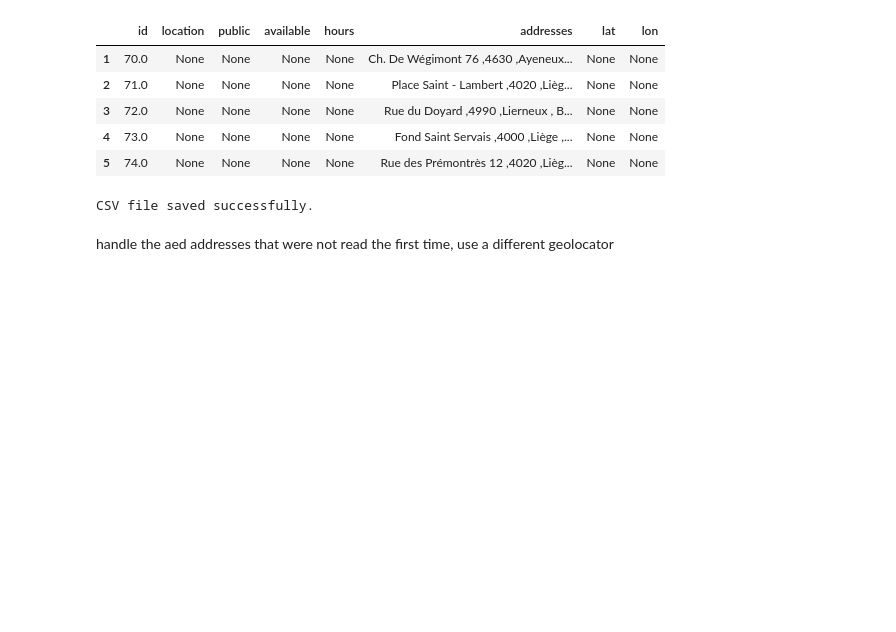
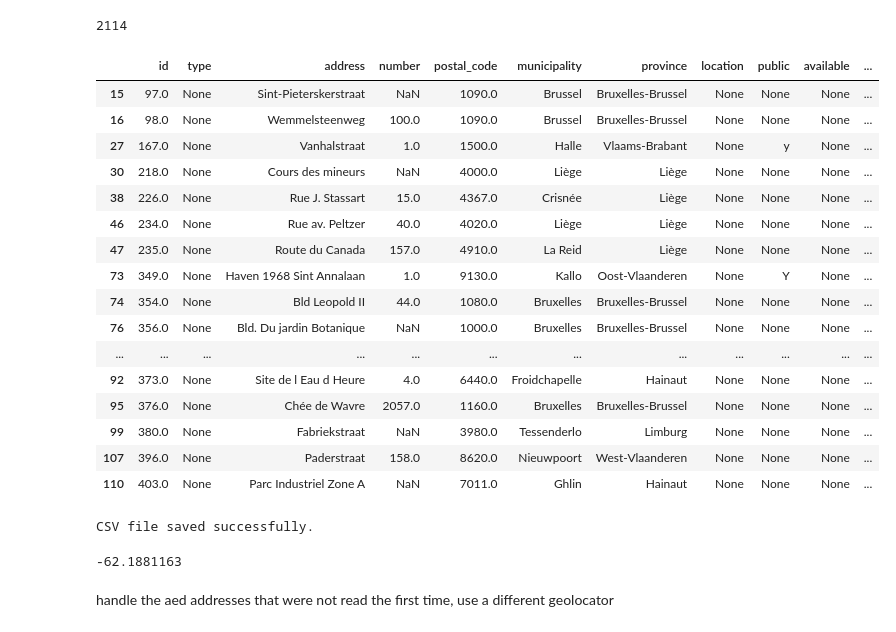
Before and after one commit to isa-sc/mda-project, a Jupyter notebook: aed_map.ipynb, the cells around one changed output. Drawn from its saved outputs; the diff is of its cells as text; code cells hidden in the pictures; blank space fills up the shorter version.

Commit message:
some addresses

```diff
--- a/aed_map.ipynb
+++ b/aed_map.ipynb
@@ -46,0 +23,14 @@ df_aed.loc[0:2,]
+# %%
+#cleaning abbreviations
+for i in range(len(df_aed)):
+    text = df_aed.loc[i, 'address']
+    if (not text == None):
+        if (re.search('Ch.',text)):
+            new_text = text.replace('Ch.', 'Chaussée')
+            df_aed.loc[i, 'address'] = new_text
+        if (re.search('Blvd.',text)):
+            new_text = text.replace('Blvd.', 'Boulevard')
+            df_aed.loc[i, 'address'] = new_text
+        if (re.search('sestweg',text)):
+            new_text = text.replace('sestweg', 'steenweg')
+            df_aed.loc[i, 'address'] = new_text
@@ -46,0 +39,2 @@ df_aed.loc[0:2,]
+# %%
+geolocator = Nominatim(user_agent='Isabel')
@@ -62,2 +98,0 @@ for number in range(len(df_aed)):
-# %%
-df_aed.drop(['type','address','number','postal_code','municipality','province','public'], axis=1,inplace=True)
@@ -66,18 +98,0 @@ geolocator = Nominatim(user_agent="isabel")
-# %%
-counter = 0
-not_found = 0
-for address in range(len(df_aed)):
-    location=geolocator.geocode(address, timeout=15)
-    if location == None:
-        not_found += 1
-        if (not_found % 10 == 0):
-            print('number of not found addresses:'+ str(not_found))
-            time.sleep(5)
-    else:
-        df_aed.loc[counter,'lon'] =location.longitude
-        df_aed.loc[counter,'lat'] =location.latitude
-    counter += 1
-    if (counter % 20 ==0):
-        print('sleeping....')
-        time.sleep(5)
-        print('awake and count is: '+str(counter))
@@ -102,10 +99,25 @@ awake and count is: 15220
+# %%
+not_found
+# %% [output]
+2114
 # %%
-df_aed.loc[df_aed['lat'].isnull()]
+df_aed.loc[df_aed['lon'].isnull()].iloc[1:20]
 # %% [output]
-|  | id | location | public | available | hours | addresses | lat | lon |
-| 1 | 70.0 | None | None | None | None | Ch. De Wégimont 76 ,4630 ,Ayeneux... | None | None |
-| 2 | 71.0 | None | None | None | None | Place Saint - Lambert ,4020 ,Lièg... | None | None |
-| 3 | 72.0 | None | None | None | None | Rue du Doyard ,4990 ,Lierneux , B... | None | None |
-| 4 | 73.0 | None | None | None | None | Fond Saint Servais ,4000 ,Liège ,... | None | None |
-| 5 | 74.0 | None | None | None | None | Rue des Prémontrès 12 ,4020 ,Lièg... | None | None |
+|  | id | type | address | number | postal_code | municipality | province | location | public | available | ... |
+| 15 | 97.0 | None | Sint-Pieterskerstraat | NaN | 1090.0 | Brussel | Bruxelles-Brussel | None | None | None | ... |
+| 16 | 98.0 | None | Wemmelsteenweg | 100.0 | 1090.0 | Brussel | Bruxelles-Brussel | None | None | None | ... |
+| 27 | 167.0 | None | Vanhalstraat | 1.0 | 1500.0 | Halle | Vlaams-Brabant | None | y | None | ... |
+| 30 | 218.0 | None | Cours des mineurs | NaN | 4000.0 | Liège | Liège | None | None | None | ... |
+| 38 | 226.0 | None | Rue J. Stassart | 15.0 | 4367.0 | Crisnée | Liège | None | None | None | ... |
+| 46 | 234.0 | None | Rue av. Peltzer | 40.0 | 4020.0 | Liège | Liège | None | None | None | ... |
+| 47 | 235.0 | None | Route du Canada | 157.0 | 4910.0 | La Reid | Liège | None | None | None | ... |
+| 73 | 349.0 | None | Haven 1968 Sint Annalaan | 1.0 | 9130.0 | Kallo | Oost-Vlaanderen | None | Y | None | ... |
+| 74 | 354.0 | None | Bld Leopold II | 44.0 | 1080.0 | Bruxelles | Bruxelles-Brussel | None | None | None | ... |
+| 76 | 356.0 | None | Bld. Du jardin Botanique | NaN | 1000.0 | Bruxelles | Bruxelles-Brussel | None | None | None | ... |
+| ... | ... | ... | ... | ... | ... | ... | ... | ... | ... | ... | ... |
+| 92 | 373.0 | None | Site de l Eau d Heure | 4.0 | 6440.0 | Froidchapelle | Hainaut | None | None | None | ... |
+| 95 | 376.0 | None | Chée de Wavre | 2057.0 | 1160.0 | Bruxelles | Bruxelles-Brussel | None | None | None | ... |
+| 99 | 380.0 | None | Fabriekstraat | NaN | 3980.0 | Tessenderlo | Limburg | None | None | None | ... |
+| 107 | 396.0 | None | Paderstraat | 158.0 | 8620.0 | Nieuwpoort | West-Vlaanderen | None | None | None | ... |
+| 110 | 403.0 | None | Parc Industriel Zone A | NaN | 7011.0 | Ghlin | Hainaut | None | None | None | ... |
 # %%
@@ -116,5 +128,9 @@ df_aed.to_csv(file_path, index=False)
 print("CSV file saved successfully.")
 # %% [output]
 CSV file saved successfully.
+# %%
+df_aed['lat'].min()
+# %% [output]
+-62.1881163
 # %% [markdown]
 handle the aed addresses that were not read the first time, use a different geolocator
```
Also changed, not shown: parts of 26 cells of this notebook, 1 other file.
